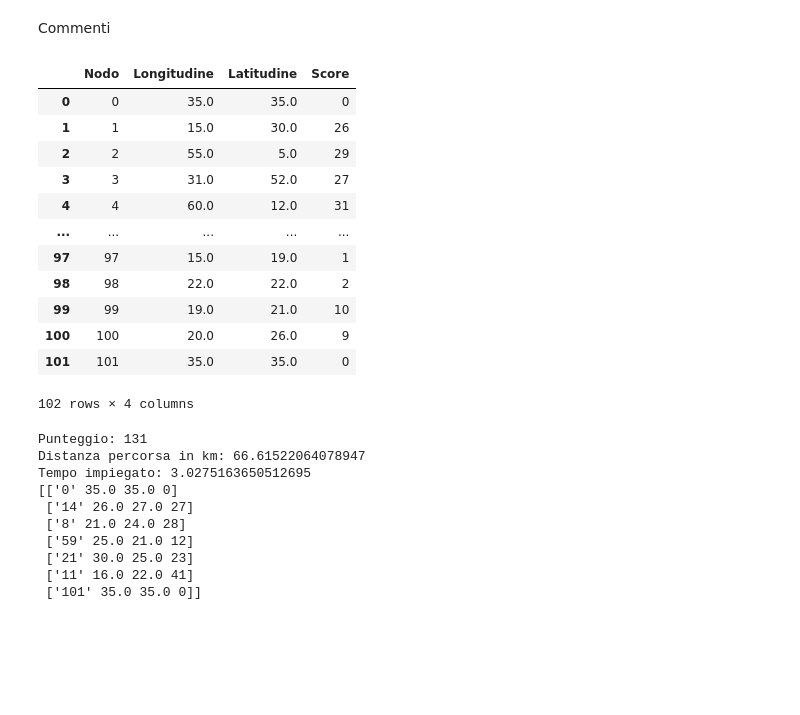
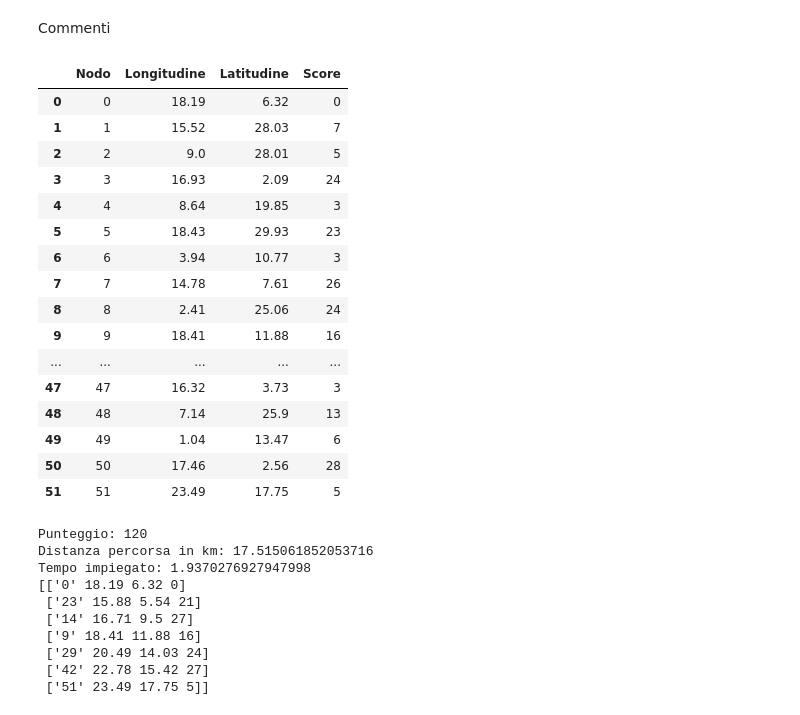
Before and after one commit to giuseppericcio/Pompei-Ruins-Orienteering-Problem, a Jupyter notebook: Genetic Algorithm for TOP in Pompei Ruins.ipynb, the cells around one changed output. Cells and saved outputs as stored; diff of their text form; code cells hidden in the pictures; blank space fills up the shorter version.

```diff
--- a/Genetic Algorithm for TOP in Pompei Ruins.ipynb
+++ b/Genetic Algorithm for TOP in Pompei Ruins.ipynb
@@ -5,33 +5,53 @@ Commenti
 # %%
 import pandas as pd
 import numpy as np
 
 
+Tmax=20
+population=100
+max_number_of_generation=10
+K=2
+tsize=4
+
+namefile = 'Bench52'
+
 node_list = []
-with open('./IstanzeBenchmark/Bench102.txt') as file:
-    for i, line in enumerate(file):
+with open('./IstanzeBenchmark/' + namefile + '.txt') as file:
+
+    if namefile == 'Scavi di Pompei-Siti archeologici':
+        zoom=16
+        for i, line in enumerate(file):
+            node = line.split(',')
+            node_list.append([str(node[0]),float(node[1]),float(node[2]),int(node[3])])
+
+    else:
+        zoom=5
+        for i, line in enumerate(file):
             node = line.split(',')
             node_list.append([str(i),float(node[0]),float(node[1]),int(node[2])])
-
 
 node_info = np.asarray(node_list,dtype=object)
 node = pd.DataFrame(data=node_info,columns=['Nodo','Longitudine','Latitudine','Score'])
 
 node
 # %% [output]
 |  | Nodo | Longitudine | Latitudine | Score |
-| 0 | 0 | 35.0 | 35.0 | 0 |
-| 1 | 1 | 15.0 | 30.0 | 26 |
-| 2 | 2 | 55.0 | 5.0 | 29 |
-| 3 | 3 | 31.0 | 52.0 | 27 |
-| 4 | 4 | 60.0 | 12.0 | 31 |
+| 0 | 0 | 18.19 | 6.32 | 0 |
+| 1 | 1 | 15.52 | 28.03 | 7 |
+| 2 | 2 | 9.0 | 28.01 | 5 |
+| 3 | 3 | 16.93 | 2.09 | 24 |
+| 4 | 4 | 8.64 | 19.85 | 3 |
+| 5 | 5 | 18.43 | 29.93 | 23 |
+| 6 | 6 | 3.94 | 10.77 | 3 |
+| 7 | 7 | 14.78 | 7.61 | 26 |
+| 8 | 8 | 2.41 | 25.06 | 24 |
+| 9 | 9 | 18.41 | 11.88 | 16 |
 | ... | ... | ... | ... | ... |
-| 97 | 97 | 15.0 | 19.0 | 1 |
-| 98 | 98 | 22.0 | 22.0 | 2 |
-| 99 | 99 | 19.0 | 21.0 | 10 |
-| 100 | 100 | 20.0 | 26.0 | 9 |
-| 101 | 101 | 35.0 | 35.0 | 0 |
+| 47 | 47 | 16.32 | 3.73 | 3 |
+| 48 | 48 | 7.14 | 25.9 | 13 |
+| 49 | 49 | 1.04 | 13.47 | 6 |
+| 50 | 50 | 17.46 | 2.56 | 28 |
+| 51 | 51 | 23.49 | 17.75 | 5 |
-102 rows × 4 columns
 # %%
 import random
 
@@ -437,12 +457,6 @@ def delete_mutation(old_individual,Tmax):
             return old_individual
 # %%
 import time
-
-Tmax=70
-population=100
-max_number_of_generation=10
-K=2
-tsize=4
 
 
 pop_list=[]
@@ -592,16 +606,16 @@ for i in range(len(best_individual.node_list)):
 
 print(best_individual.node_list)
 # %% [output]
-Punteggio: 131
-Distanza percorsa in km: 66.61522064078947
-Tempo impiegato: 3.0275163650512695
-[['0' 35.0 35.0 0]
- ['14' 26.0 27.0 27]
- ['8' 21.0 24.0 28]
- ['59' 25.0 21.0 12]
- ['21' 30.0 25.0 23]
- ['11' 16.0 22.0 41]
- ['101' 35.0 35.0 0]]
+Punteggio: 120
+Distanza percorsa in km: 17.515061852053716
+Tempo impiegato: 1.9370276927947998
+[['0' 18.19 6.32 0]
+ ['23' 15.88 5.54 21]
+ ['14' 16.71 9.5 27]
+ ['9' 18.41 11.88 16]
+ ['29' 20.49 14.03 24]
+ ['42' 22.78 15.42 27]
+ ['51' 23.49 17.75 5]]
 # %%
 media_lat=0
 media_long=0
```
Also changed, not shown: parts of 3 cells of this notebook, 3 other files.
